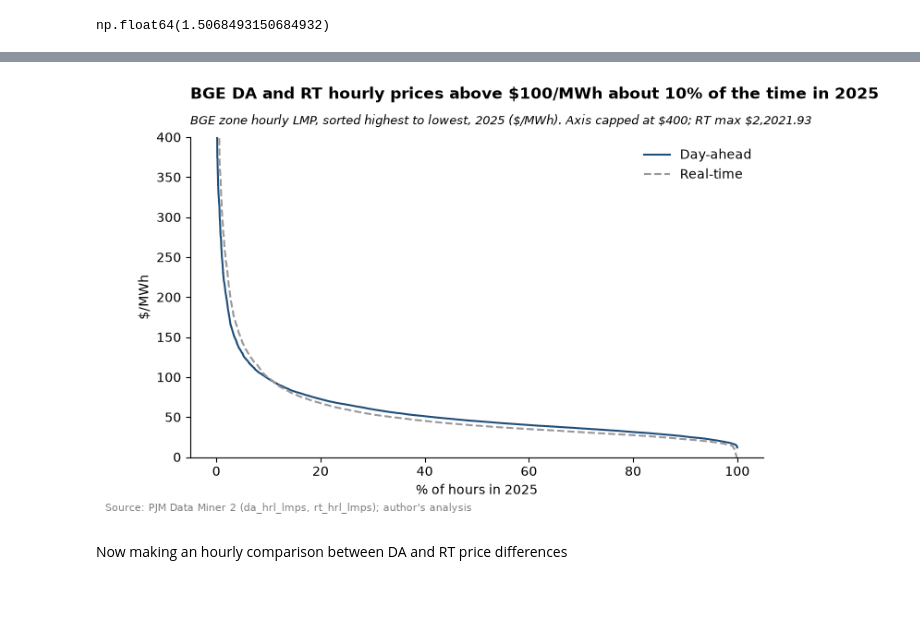
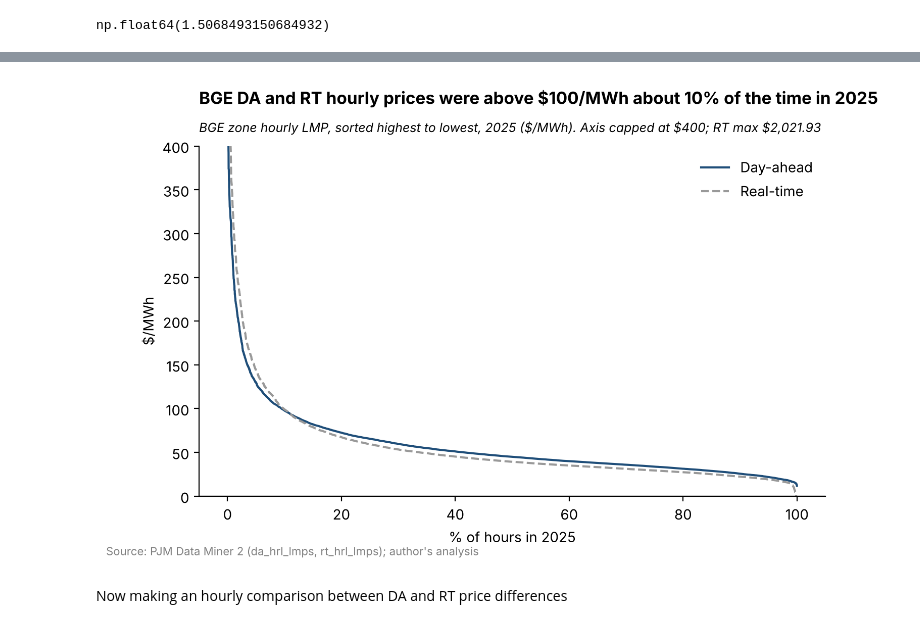
Before and after one commit to simeonparker0-cmyk/bge-storage-value, a Jupyter notebook: notebooks/02_exhibits.ipynb, the cells around one changed output, grey strips where cells are left out. Saved outputs shown, nothing was run; the diff lists cells and outputs as text; code cells hidden in the pictures; blank space fills up the shorter version.

```diff
--- a/notebooks/02_exhibits.ipynb
+++ b/notebooks/02_exhibits.ipynb
@@ -329,33 +325,33 @@ plt.show()
 # %%
-# Creating a chart to visualize results for Exhibit 3
+# Creating a chart to visualize results for Exhibit 3 (same curves, y-axis capped to show the body of the distribution)
 fig, ax = plt.subplots(figsize=(8, 4.5))
 
 pct_hours = [i / len(bge_da_sorted) * 100 for i in range(len(bge_da_sorted))]   # x-axis: 0-100% of hours
 
 ax.plot(pct_hours, bge_da_sorted, label="Day-ahead", color="#1f4e79", linewidth=1.5)
 ax.plot(pct_hours, bge_rt_sorted, label="Real-time", color="#999999", linewidth=1.5, linestyle="--")
 
 ax.axhline(0, color="black", linewidth=0.8)
 ax.set_xlabel("% of hours in 2025")
 ax.set_ylabel("$/MWh")
 
-ax.set_title("BGE DA and RT hourly prices above $100/MWh about 10% of the time in 2025",
+ax.set_title("BGE DA and RT hourly prices were above \\$100/MWh about 10% of the time in 2025",
              loc="left", fontweight="bold", pad=30)
-ax.text(0, 1.04, "BGE zone hourly LMP, sorted highest to lowest, 2025 ($/MWh). Axis capped at $400; RT max $2,2021.93",
+ax.text(0, 1.04, "BGE zone hourly LMP, sorted highest to lowest, 2025 (\\$/MWh). Axis capped at \\$400; RT max \\$2,021.93",
         transform=ax.transAxes, fontsize=9, fontstyle="italic")
 
 fig.text(0.01, -0.02, "Source: PJM Data Miner 2 (da_hrl_lmps, rt_hrl_lmps); author's analysis",
          fontsize=8, color="gray")
 
 ax.spines[["top", "right"]].set_visible(False)
 ax.legend(frameon=False)
 
 ax.set_ylim(0, 400)
 fig.savefig("../exhibits/03_bge_price_duration.png", dpi=300, bbox_inches="tight")
 fig.savefig("../exhibits/03_bge_price_duration.svg", bbox_inches="tight")
 plt.show()
 # %% [output]
-[figure, old version]
+[figure, new version]
 # %% [markdown]
 Now making an hourly comparison between DA and RT price differences
 # %%
```
Also changed, not shown: parts of 18 cells of this notebook, 2 other files.
